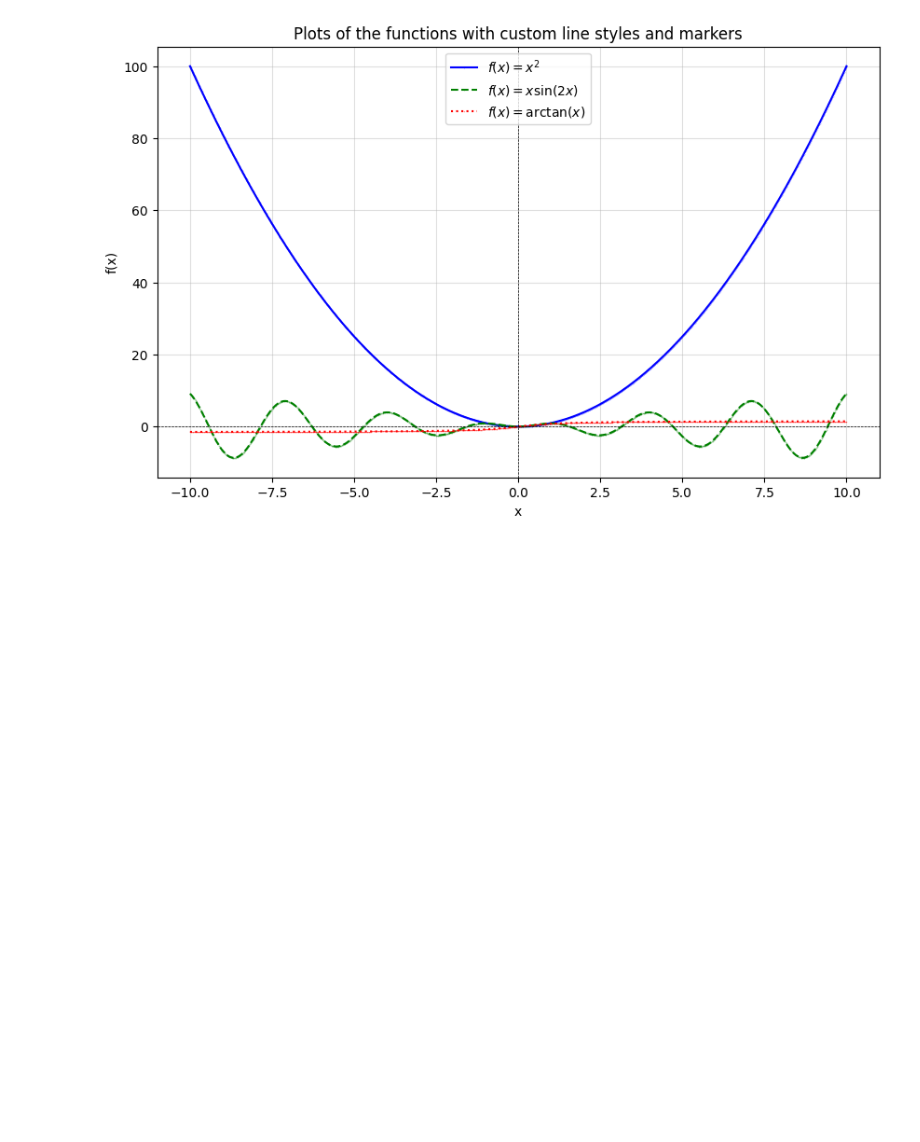
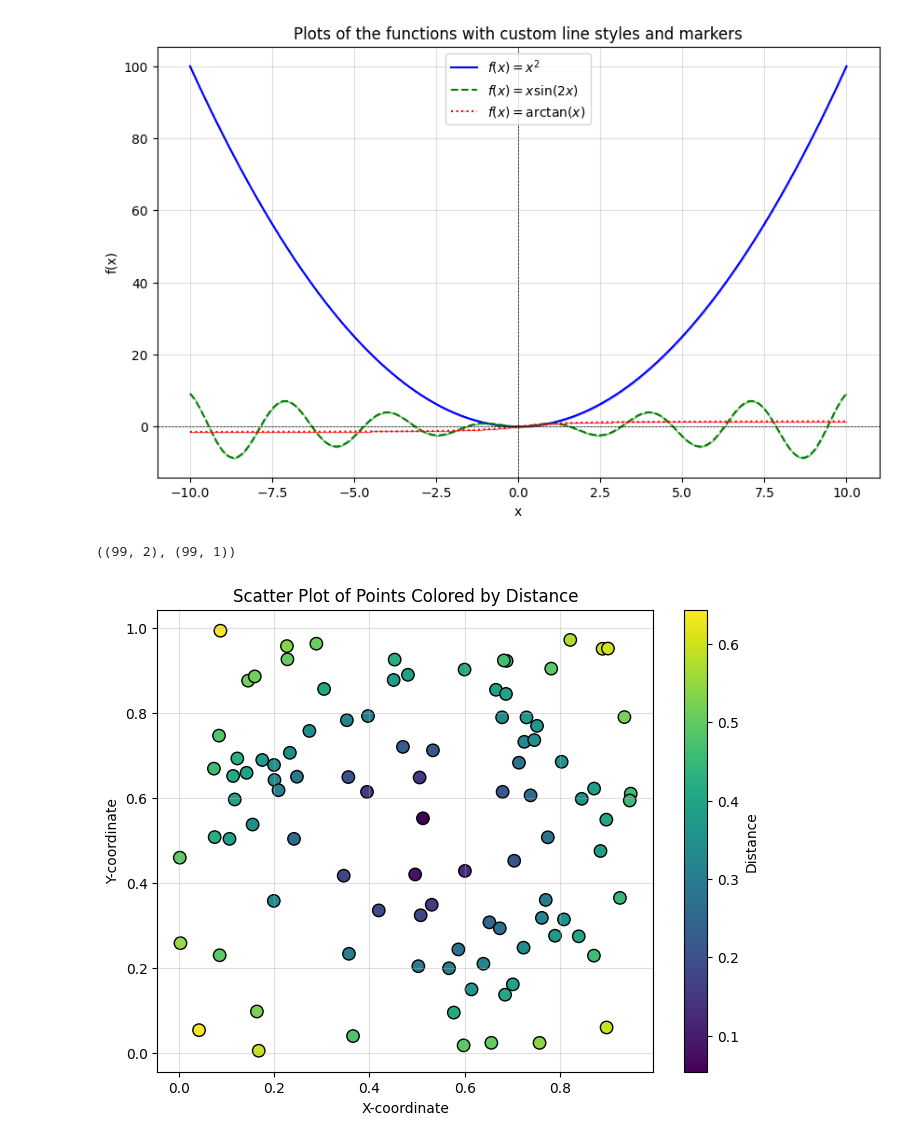
Before and after one commit to pankace/python3_plot_v2, a Jupyter notebook: plot.ipynb, the cells around one changed output. Drawn from its saved outputs; the diff is of its cells as text; code cells hidden in the pictures; blank space fills up the shorter version.

```diff
--- a/plot.ipynb
+++ b/plot.ipynb
@@ -45,3 +45,31 @@ plt.legend()
 plt.show()
 # %% [output]
 [figure]
+# %%
+import pandas as pd
+
+points_file = "points.csv"
+distances_file = "distances.csv"
+points = pd.read_csv(points_file).to_numpy()
+distances = pd.read_csv(distances_file).to_numpy()
+
+points.shape, distances.shape
+# %% [output]
+((99, 2), (99, 1))
+# %%
+x = points[:, 0]
+y = points[:, 1]
+
+distances = distances.flatten()
+
+plt.figure(figsize=(8, 6))
+scatter = plt.scatter(x, y, c=distances, cmap="viridis", edgecolor="k", s=80)
+plt.colorbar(scatter, label="Distance")
+
+plt.xlabel("X-coordinate")
+plt.ylabel("Y-coordinate")
+plt.title("Scatter Plot of Points Colored by Distance")
+plt.grid(alpha=0.4)
+plt.show()
+# %% [output]
+[figure, added]
```
Also changed, not shown: parts of 5 cells of this notebook, 2 other files.
